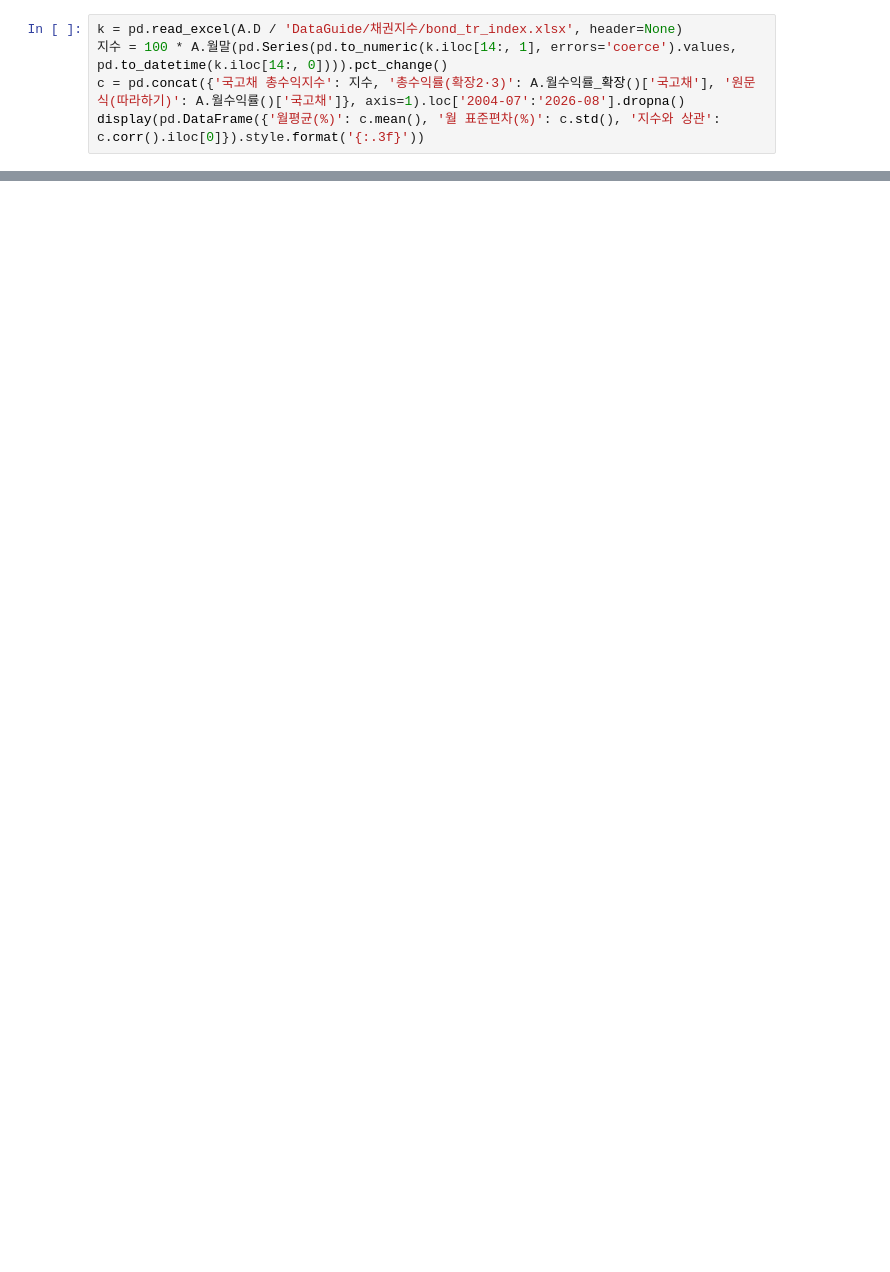
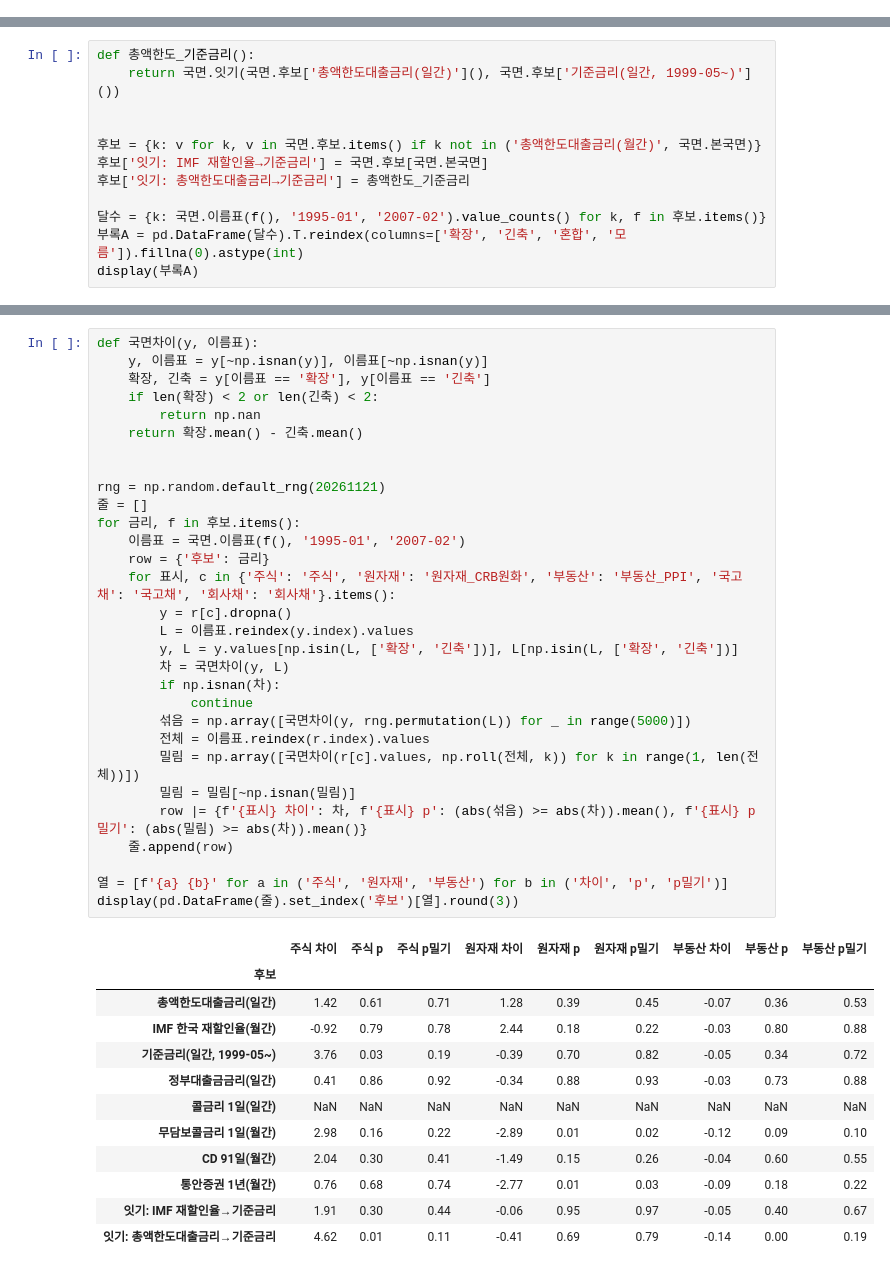
Before and after one commit to Rowoon-Lee5/assignment03-commodity-portfolio, a Jupyter notebook: Project_8조.ipynb, the cells around one changed output, grey strips where cells are left out. Saved outputs shown, nothing was run; the diff lists cells and outputs as text; blank space fills up the shorter version.

Commit message:
Tidy comments and long lines; rename notebook appendices
Co-Authored-By: Claude Opus 5.5 <noreply@anthropic.com>
Claude-Session: https://claude.ai/code/session_01WsbxXpvZUVAmnoUvvRfgUJ

```diff
--- a/Project_8조.ipynb
+++ b/Project_8조.ipynb
@@ -254,5 +177,0 @@ display(pd.DataFrame(줄).set_index('후보')[[f'{a} {b}' for a in ('주식', '
-# %%
-k = pd.read_excel(A.D / 'DataGuide/채권지수/bond_tr_index.xlsx', header=None)
-지수 = 100 * A.월말(pd.Series(pd.to_numeric(k.iloc[14:, 1], errors='coerce').values, pd.to_datetime(k.iloc[14:, 0]))).pct_change()
-c = pd.concat({'국고채 총수익지수': 지수, '총수익률(확장2·3)': A.월수익률_확장()['국고채'], '원문 식(따라하기)': A.월수익률()['국고채']}, axis=1).loc['2004-07':'2026-08'].dropna()
-display(pd.DataFrame({'월평균(%)': c.mean(), '월 표준편차(%)': c.std(), '지수와 상관': c.corr().iloc[0]}).style.format('{:.3f}'))
@@ -399,0 +220,12 @@ display(금표)
+# %%
+def 총액한도_기준금리():
+    return 국면.잇기(국면.후보['총액한도대출금리(일간)'](), 국면.후보['기준금리(일간, 1999-05~)']())
+
+
+후보 = {k: v for k, v in 국면.후보.items() if k not in ('총액한도대출금리(월간)', 국면.본국면)}
+후보['잇기: IMF 재할인율→기준금리'] = 국면.후보[국면.본국면]
+후보['잇기: 총액한도대출금리→기준금리'] = 총액한도_기준금리
+
+달수 = {k: 국면.이름표(f(), '1995-01', '2007-02').value_counts() for k, f in 후보.items()}
+부록A = pd.DataFrame(달수).T.reindex(columns=['확장', '긴축', '혼합', '모름']).fillna(0).astype(int)
+display(부록A)
@@ -399,0 +249,43 @@ display(금표)
+# %%
+def 국면차이(y, 이름표):
+    y, 이름표 = y[~np.isnan(y)], 이름표[~np.isnan(y)]
+    확장, 긴축 = y[이름표 == '확장'], y[이름표 == '긴축']
+    if len(확장) < 2 or len(긴축) < 2:
+        return np.nan
+    return 확장.mean() - 긴축.mean()
+
+
+rng = np.random.default_rng(20261121)
+줄 = []
+for 금리, f in 후보.items():
+    이름표 = 국면.이름표(f(), '1995-01', '2007-02')
+    row = {'후보': 금리}
+    for 표시, c in {'주식': '주식', '원자재': '원자재_CRB원화', '부동산': '부동산_PPI', '국고채': '국고채', '회사채': '회사채'}.items():
+        y = r[c].dropna()
+        L = 이름표.reindex(y.index).values
+        y, L = y.values[np.isin(L, ['확장', '긴축'])], L[np.isin(L, ['확장', '긴축'])]
+        차 = 국면차이(y, L)
+        if np.isnan(차):
+            continue
+        섞음 = np.array([국면차이(y, rng.permutation(L)) for _ in range(5000)])
+        전체 = 이름표.reindex(r.index).values
+        밀림 = np.array([국면차이(r[c].values, np.roll(전체, k)) for k in range(1, len(전체))])
+        밀림 = 밀림[~np.isnan(밀림)]
+        row |= {f'{표시} 차이': 차, f'{표시} p': (abs(섞음) >= abs(차)).mean(), f'{표시} p밀기': (abs(밀림) >= abs(차)).mean()}
+    줄.append(row)
+
+열 = [f'{a} {b}' for a in ('주식', '원자재', '부동산') for b in ('차이', 'p', 'p밀기')]
+display(pd.DataFrame(줄).set_index('후보')[열].round(3))
+# %% [output]
+|  | 주식 차이 | 주식 p | 주식 p밀기 | 원자재 차이 | 원자재 p | 원자재 p밀기 | 부동산 차이 | 부동산 p | 부동산 p밀기 |
+| 후보 |  |  |  |  |  |  |  |  |  |
+| 총액한도대출금리(일간) | 1.42 | 0.61 | 0.71 | 1.28 | 0.39 | 0.45 | -0.07 | 0.36 | 0.53 |
+| IMF 한국 재할인율(월간) | -0.92 | 0.79 | 0.78 | 2.44 | 0.18 | 0.22 | -0.03 | 0.80 | 0.88 |
+| 기준금리(일간, 1999-05~) | 3.76 | 0.03 | 0.19 | -0.39 | 0.70 | 0.82 | -0.05 | 0.34 | 0.72 |
+| 정부대출금금리(일간) | 0.41 | 0.86 | 0.92 | -0.34 | 0.88 | 0.93 | -0.03 | 0.73 | 0.88 |
+| 콜금리 1일(일간) | NaN | NaN | NaN | NaN | NaN | NaN | NaN | NaN | NaN |
+| 무담보콜금리 1일(월간) | 2.98 | 0.16 | 0.22 | -2.89 | 0.01 | 0.02 | -0.12 | 0.09 | 0.10 |
+| CD 91일(월간) | 2.04 | 0.30 | 0.41 | -1.49 | 0.15 | 0.26 | -0.04 | 0.60 | 0.55 |
+| 통안증권 1년(월간) | 0.76 | 0.68 | 0.74 | -2.77 | 0.01 | 0.03 | -0.09 | 0.18 | 0.22 |
+| 잇기: IMF 재할인율→기준금리 | 1.91 | 0.30 | 0.44 | -0.06 | 0.95 | 0.97 | -0.05 | 0.40 | 0.67 |
+| 잇기: 총액한도대출금리→기준금리 | 4.62 | 0.01 | 0.11 | -0.41 | 0.69 | 0.79 | -0.14 | 0.00 | 0.19 |
```
Also changed, not shown: parts of 30 cells of this notebook, 10 other files.
